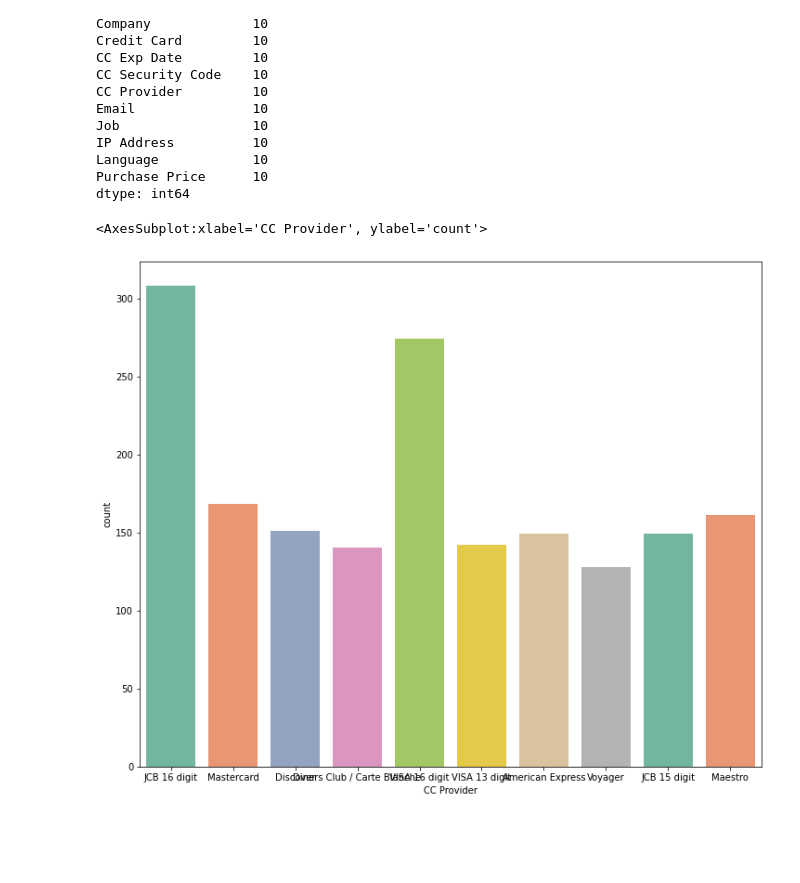
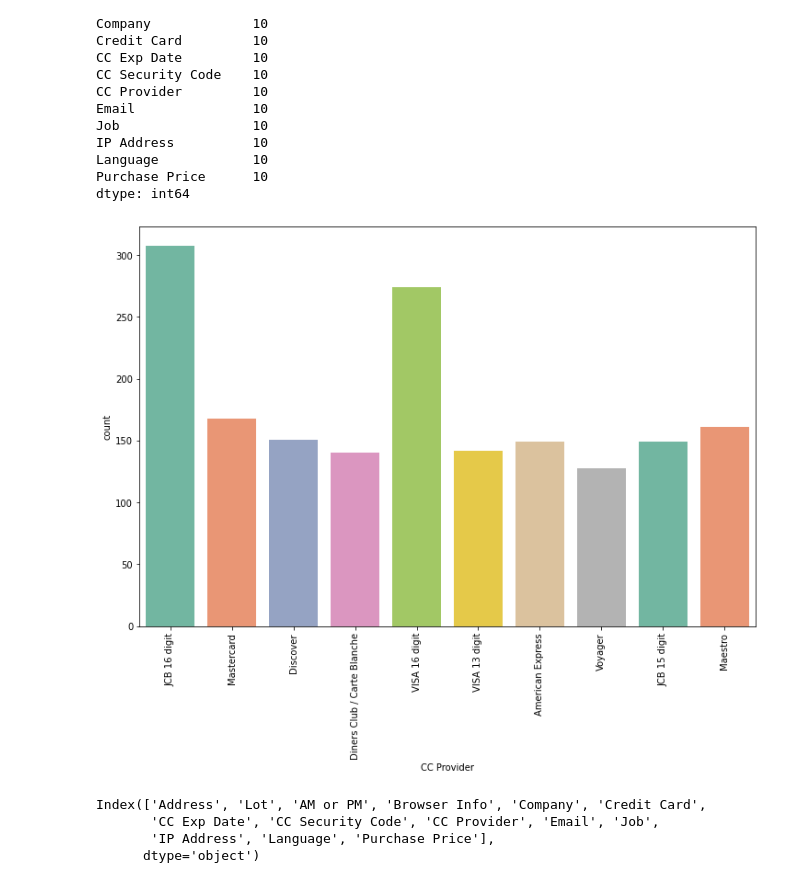
Before and after one commit to roblivesinottawa/ecommerce_analysis, a Jupyter notebook: ecommerce_analysis.ipynb, the cells around one changed output. Cells and saved outputs as stored; diff of their text form; code cells hidden in the pictures; blank space fills up the shorter version.

```diff
--- a/ecommerce_analysis.ipynb
+++ b/ecommerce_analysis.ipynb
@@ -244,8 +244,16 @@ dtype: int64
 import seaborn as sns
 import matplotlib.pyplot as plt
 # %%
-plt.figure(figsize=(12,10))
+plt.figure(figsize=(12,8))
 sns.countplot(x='CC Provider', data=df, palette='Set2')
+plt.xticks(rotation=90)
+plt.show()
 # %% [output]
-<AxesSubplot:xlabel='CC Provider', ylabel='count'>
-[figure, old version]
+[figure, new version]
+# %%
+df.columns
+# %% [output]
+Index(['Address', 'Lot', 'AM or PM', 'Browser Info', 'Company', 'Credit Card',
+       'CC Exp Date', 'CC Security Code', 'CC Provider', 'Email', 'Job',
+       'IP Address', 'Language', 'Purchase Price'],
+      dtype='object')
```
Also changed, not shown: parts of 3 cells of this notebook.
